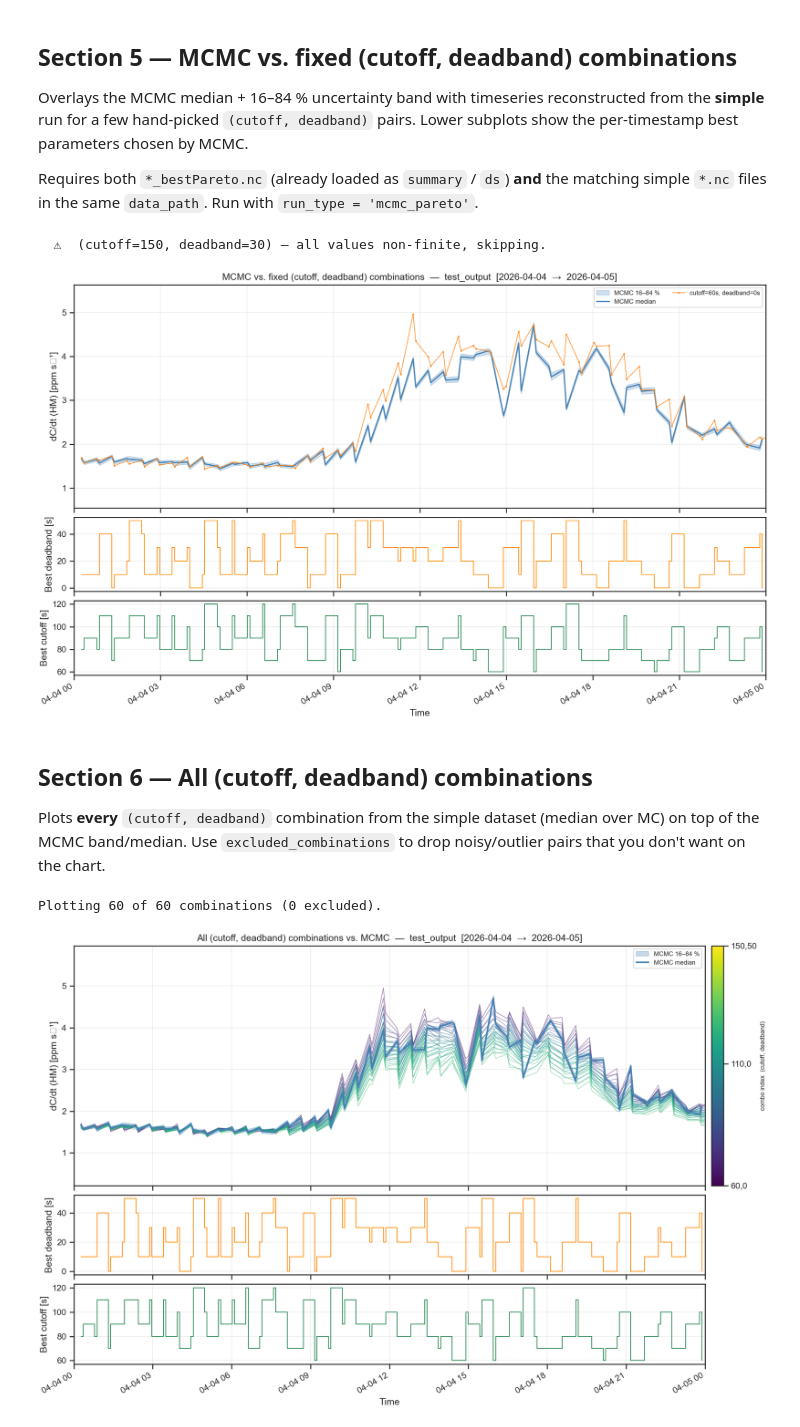
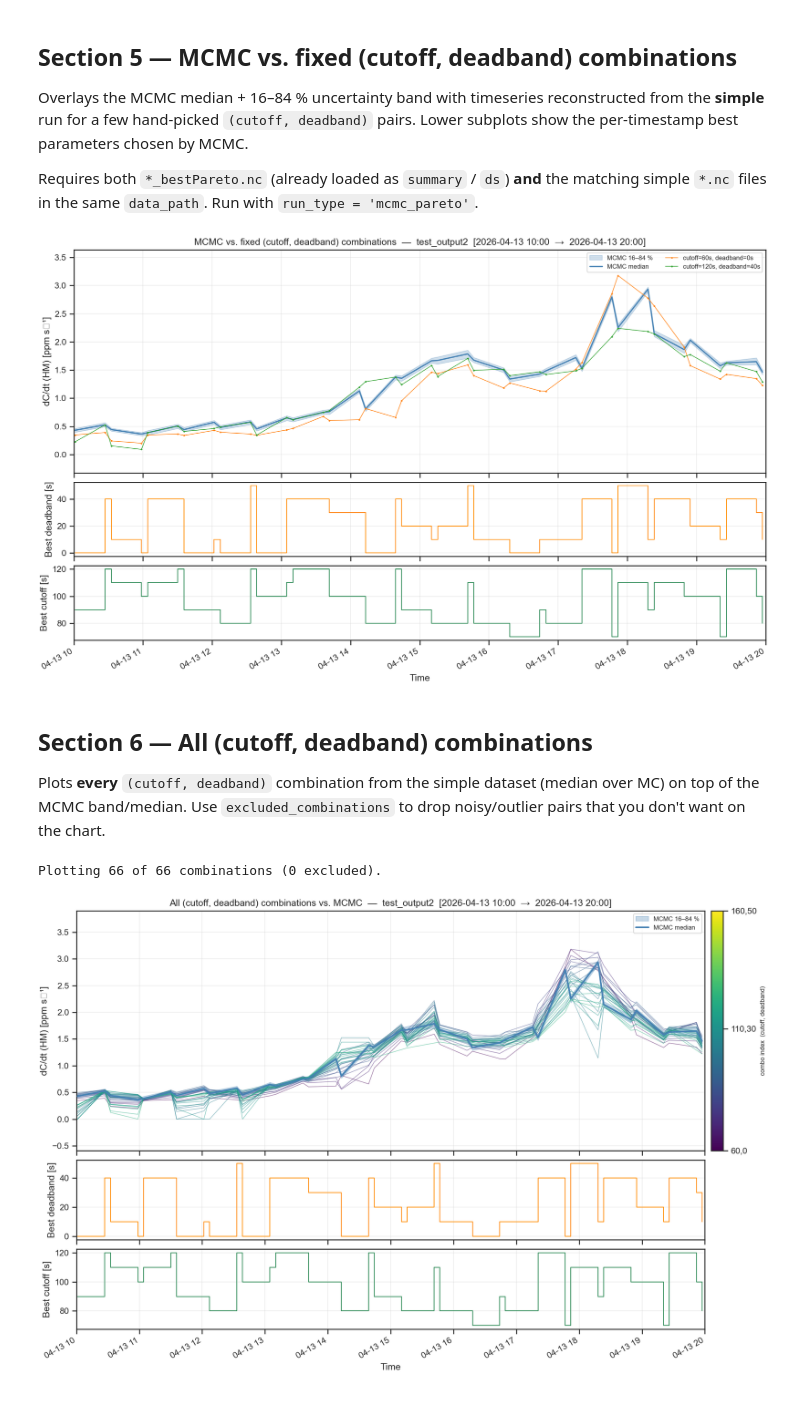
Before and after one commit to alexnaoki/soilgasflux_fcs, a Jupyter notebook: notebooks/plot_processed.ipynb, the cells around one changed output. Drawn from its saved outputs; the diff is of its cells as text; code cells hidden in the pictures.

```diff
--- a/notebooks/plot_processed.ipynb
+++ b/notebooks/plot_processed.ipynb
@@ -42,7 +42,7 @@ Edit **only this cell** before running the notebook.
 # ============================================================
 
 # Path to the folder containing processed output files
-data_path = pathlib.Path('/Users/alexnaokiasatokobayashi/Downloads/test_output')
+data_path = pathlib.Path('/Users/alexnaokiasatokobayashi/Downloads/test_output2')
 
 # Run type — controls how files are loaded and how uncertainty is derived:
 #   "mcmc_pareto"  → *_bestPareto.nc  (dims: time, MC)
@@ -55,7 +55,7 @@ run_type = 'mcmc_pareto'
 #   MCMC bestPareto : '1-1_*_bestPareto.nc'
 #   MCMC summary CSV: '1-1_*_summary.csv'
 #   Simple run      : '1-1_*.nc'  (will also match bestPareto — use a tighter pattern if needed)
-file_pattern = '1-1_*_bestPareto.nc'
+file_pattern = '1-2_*_bestPareto.nc'
 
 # Optional date range filter (ISO strings, inclusive). Set to None to load all files.
 date_start = None   # e.g. '2026-04-01'
@@ -375,13 +375,13 @@ except Exception:
     pass
 
 # (cutoff [s], deadband [s]) pairs to overlay on top of the MCMC band.
-comparison_combinations = [(60, 0), (150, 30)]
+comparison_combinations = [(60, 0), (120, 40)]
 
 # Crop window for this plot only (independent of the notebook-wide
 # date_start / date_end). ISO strings, inclusive — set either to None to
 # leave that side of the window unbounded.
-plot_start = '2026-04-04'   # e.g. '2026-04-03'
-plot_end   = '2026-04-05'   # e.g. '2026-04-07'
+plot_start = '2026-04-13 10:00'   # e.g. '2026-04-03'
+plot_end   = '2026-04-13 20:00'   # e.g. '2026-04-07'
 
 
 def _clean_series(idx, values):
@@ -408,7 +408,7 @@ if run_type != 'mcmc_pareto' or ds is None:
 else:
     # ── Load matching simple .nc files (exclude bestPareto siblings) ────────
     simple_files = sorted(
-        f for f in data_path.glob('1-1_*.nc') if 'bestPareto' not in f.name
+        f for f in data_path.glob('1-2_*.nc') if 'bestPareto' not in f.name
     )
     if not simple_files:
         raise FileNotFoundError(
@@ -533,8 +533,7 @@ else:
 
     plt.show()
 # %% [output]
-  ⚠  (cutoff=150, deadband=30) — all values non-finite, skipping.
-[figure, old version]
+[figure, new version]
 # %% [markdown]
 ## Section 6 — All (cutoff, deadband) combinations
 
@@ -565,7 +564,7 @@ if run_type != 'mcmc_pareto' or ds is None:
 else:
     # Reload + crop the simple dataset (independent of Section 5 state).
     simple_files = sorted(
-        f for f in data_path.glob('1-1_*.nc') if 'bestPareto' not in f.name
+        f for f in data_path.glob('1-2_*.nc') if 'bestPareto' not in f.name
     )
     if not simple_files:
         raise FileNotFoundError(
@@ -671,32 +670,32 @@ else:
     db_idx, db_val = _crop(db_idx, db_val, plot6_start, plot6_end)
     axes[1].step(db_idx, db_val, where='post', color='darkorange', lw=1.0)
     axes[1].set_ylabel('Best deadband [s]')
     axes[1].grid(alpha=0.3)
 
     co_idx, co_val = _clean_series(summary.index, summary['best_cutoff'])
     co_idx, co_val = _crop(co_idx, co_val, plot6_start, plot6_end)
     axes[2].step(co_idx, co_val, where='post', color='seagreen', lw=1.0)
     axes[2].set_ylabel('Best cutoff [s]')
     axes[2].set_xlabel('Time')
     axes[2].grid(alpha=0.3)
 
     if plot6_start is not None or plot6_end is not None:
         x_lo = pd.Timestamp(plot6_start) if plot6_start is not None else s_idx.min()
         x_hi = pd.Timestamp(plot6_end)   if plot6_end   is not None else s_idx.max()
         axes[0].set_xlim(x_lo, x_hi)
 
     for label in axes[2].get_xticklabels():
         label.set_rotation(30)
         label.set_ha('right')
 
     if fig_output_dir:
         pathlib.Path(fig_output_dir).mkdir(parents=True, exist_ok=True)
         fig.savefig(
             pathlib.Path(fig_output_dir) / 'mcmc_vs_all_combinations.png',
             dpi=fig_dpi,
         )
 
     plt.show()
 # %% [output]
-Plotting 60 of 60 combinations (0 excluded).
+Plotting 66 of 66 combinations (0 excluded).
-[figure, old version]
+[figure, new version]
```
Also changed, not shown: parts of 10 cells of this notebook, 4 other files.
